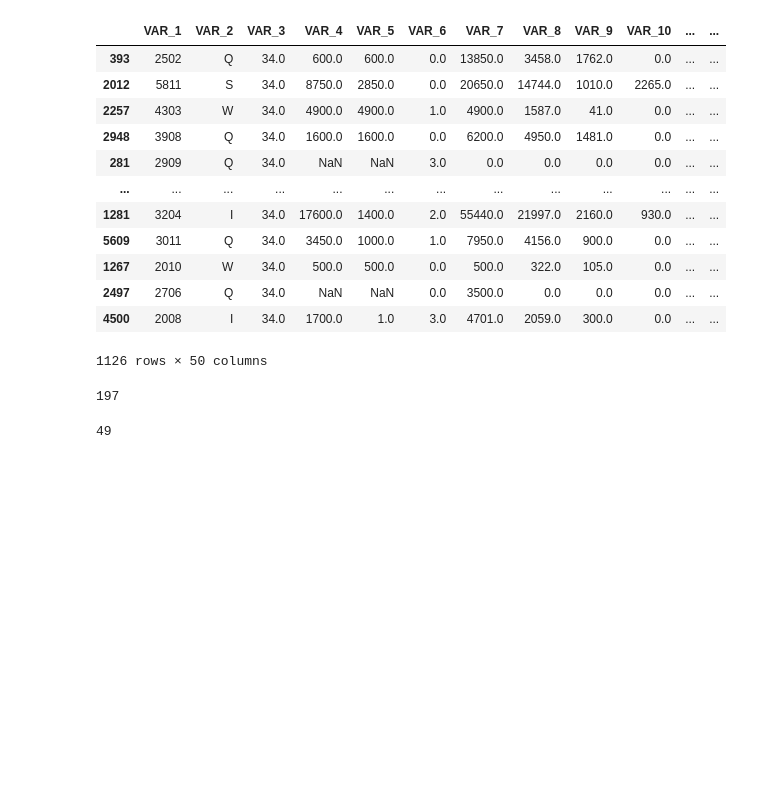
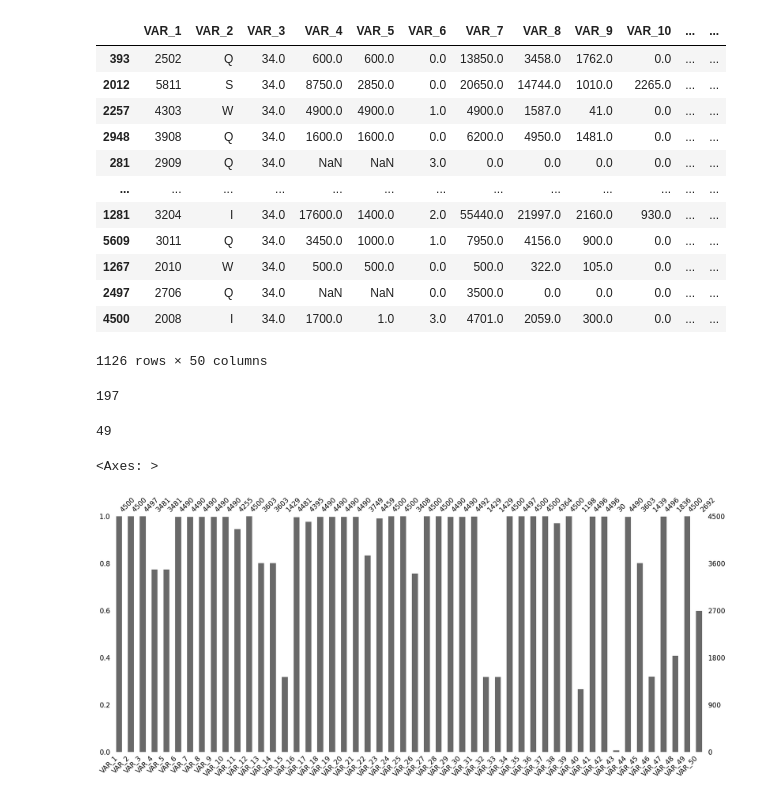
Before and after one commit to hasanmihalicli23/cc-fraud-detection-project, a Jupyter notebook: main.ipynb, the cells around one changed output. Cells and saved outputs as stored; diff of their text form; code cells hidden in the pictures; blank space fills up the shorter version.

```diff
--- a/main.ipynb
+++ b/main.ipynb
@@ -130,3 +127,8 @@ y_test.sum()
 # %%
 # my_report = sv.analyze(df)
 # my_report.show_html("ccFraudDetection_Sweetviz.html")
+# %%
+msno.bar(X_train)
+# %% [output]
+<Axes: >
+[figure, added]
```
Also changed, not shown: parts of 34 cells of this notebook.
